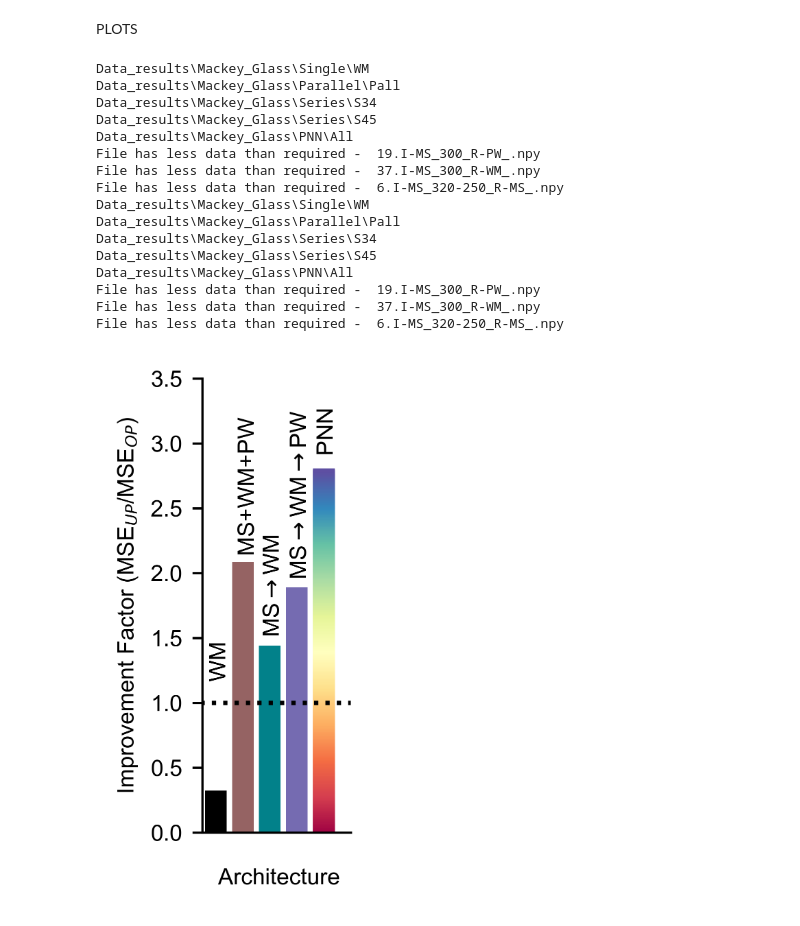
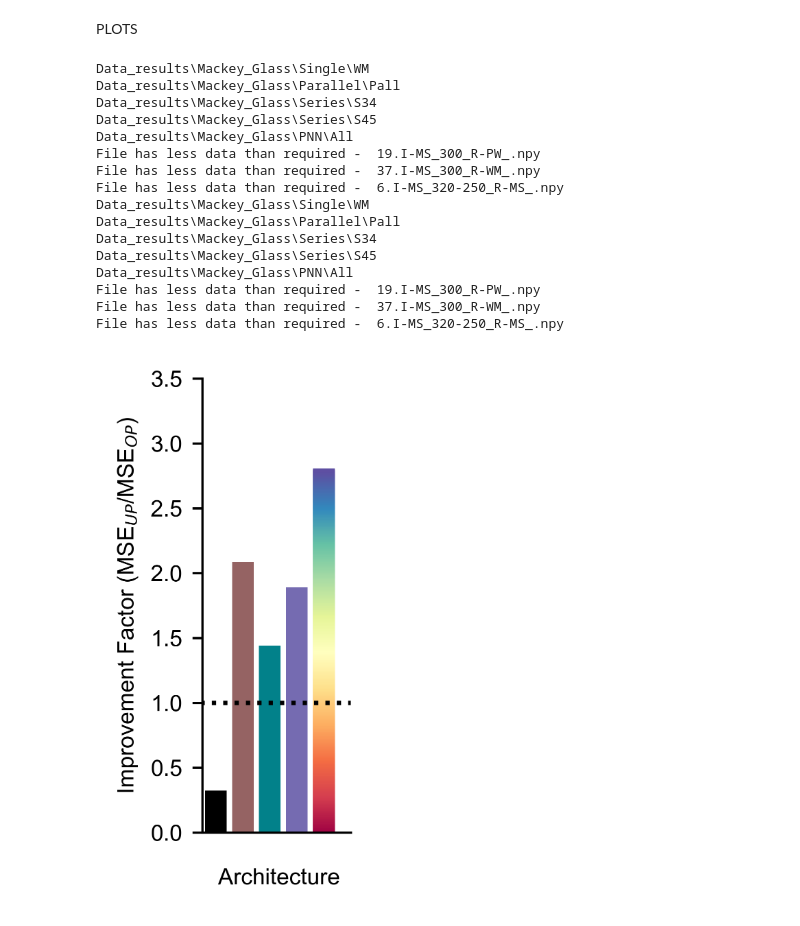
Before and after one commit to StenningK/NeuroOverParam, a Jupyter notebook: Overparameterisation.ipynb, the cells around one changed output. Drawn from its saved outputs; the diff is of its cells as text; code cells hidden in the pictures.

```diff
--- a/Overparameterisation.ipynb
+++ b/Overparameterisation.ipynb
@@ -283,7 +283,7 @@ for trainsize in [50,100]:
                                                                  .format(alpha,task,seeds,iterations,trainsize)))
                         TeMSE =    np.load(os.path.join(savdir,'MSETe_alpha_{}_task_{}_ntrials_{}_iter_{}_train_{}_test_50_crossval_5.npy'
                                                  .format(alpha,task,seeds,iterations,trainsize)))
-                        x =    np.load(os.path.join(savdir,'Channels_alpha_{}_task_{}_ntrials_{}_iter_{}_train_{}_test_50_crossval_5.npy'
+                        x =    np.load(os.path.join(savdir,'Channels.npy'
                                                  .format(alpha,task,seeds,iterations,trainsize)))
                         #print(x)
                         TrMSEmean = np.mean(np.mean(TrMSE,axis=2),axis=0)[1:]
@@ -304,7 +304,7 @@ for trainsize in [50,100]:
                                                                  .format(alpha,seeds,iterations,trainsize)))
                     TeMSE = np.load(os.path.join(savdir, 'MSETe_alltask_alpha_{}_ntrials_{}_iter_{}_train_{}_test_50_crossval_5.npy'
                                                                  .format(alpha,seeds,iterations,trainsize)))
-                    x = np.load(os.path.join(savdir, 'Channels_alltask_alpha_{}_ntrials_{}_iter_{}_train_{}_test_50_crossval_5.npy'
+                    x = np.load(os.path.join(savdir, 'Channels.npy'
                                                                  .format(alpha,seeds,iterations,trainsize)))
                     for task in tasks:
                         TrMSEmean = np.mean(np.mean(TrMSE[:,:,:,task]*6/50,axis=2),axis=0)[1:]
@@ -343,10 +343,10 @@ for trainsize in [50,100]:
                             ax.add_patch(rectangle)
                             #ax.Rect((ID,ypace[y]),1,diff/1000,c=[colors[y/1000]])
                     bar+=1
-                    if diff>1:
-                        ax.text(ID-0.25,diff+0.1,groupnames[j],rotation=90)
-                    else:
-                        ax.text(ID-0.25,1+0.2,groupnames[j],rotation=90)
+                    #if diff>1:
+                    #    ax.text(ID-0.25,diff+0.1,groupnames[j],rotation=90)
+                    #else:
+                    #    ax.text(ID-0.25,1+0.2,groupnames[j],rotation=90)
 
                 ID+=1
             #ID+=1
@@ -359,33 +359,34 @@ for trainsize in [50,100]:
         ax.set_ylabel('Improvement Factor (MSE$_{UP}$/MSE$_{OP}$)')
         ax.spines['top'].set_visible(False)
         ax.spines['right'].set_visible(False)
         ax.spines['bottom'].set_visible(True)
         ax.spines['left'].set_visible(True)
         ax.plot([-1,ID],[1,1],c='k',ls=':')
         ax.set_ylim(0,3.5)
         ax.set_xlim(-0.5,ID)
         ax.set_xlabel('\n Architecture')
         #ax.spines['left'].set_position('zero')
         #ax.spines['bottom'].set_position('one')
 
         plt.tight_layout()
-        #plt.savefig(os.path.join(savdirnice,'paperthinAll_tasks_barreduced_alpha_{}_task_{}_ntrials_{}_iter_{}_train_{}_test_50_crossval_5.png'
-         #                                        .format(alpha,future,seeds,iterations,trainsize)))
+
+        plt.savefig(r'C:\Users\kilia\OneDrive - Imperial College London\Documents\KilianStenning\Feb_23\Postdoc\UCL_DPF\Deep_RC\DeepRC\After_reviews\New_Figures\{}_test_50_crossval_5.png'
+                                                 .format(trainsize))
 # %% [output]
 Data_results\Mackey_Glass\Single\WM
 Data_results\Mackey_Glass\Parallel\Pall
 Data_results\Mackey_Glass\Series\S34
 Data_results\Mackey_Glass\Series\S45
 Data_results\Mackey_Glass\PNN\All
 File has less data than required -  19.I-MS_300_R-PW_.npy
 File has less data than required -  37.I-MS_300_R-WM_.npy
 File has less data than required -  6.I-MS_320-250_R-MS_.npy
 Data_results\Mackey_Glass\Single\WM
 Data_results\Mackey_Glass\Parallel\Pall
 Data_results\Mackey_Glass\Series\S34
 Data_results\Mackey_Glass\Series\S45
 Data_results\Mackey_Glass\PNN\All
 File has less data than required -  19.I-MS_300_R-PW_.npy
 File has less data than required -  37.I-MS_300_R-WM_.npy
 File has less data than required -  6.I-MS_320-250_R-MS_.npy
-[figure, old version]
+[figure, new version]
```
Also changed, not shown: parts of 4 cells of this notebook.
